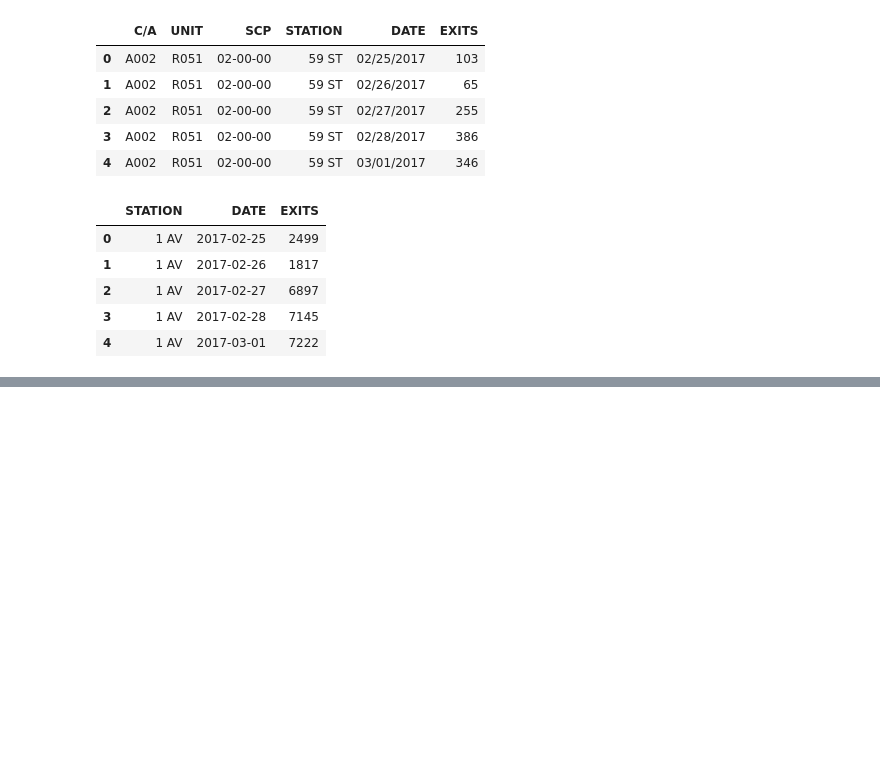
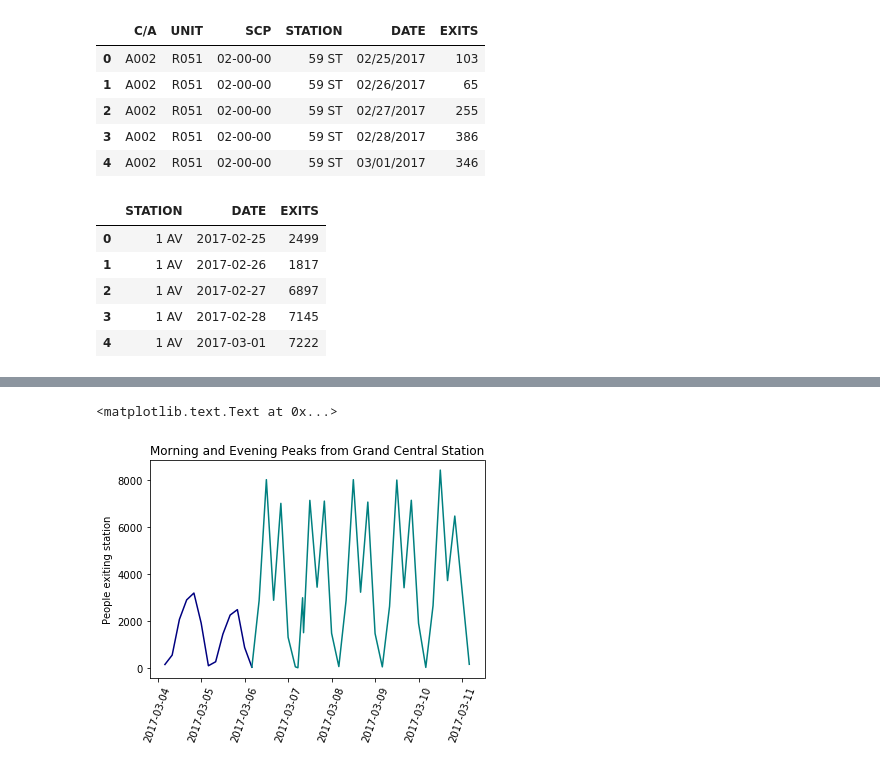
Before and after one commit to Atomahawk/mobile-marketing-solutions, a Jupyter notebook: benson_plots.ipynb, the cells around one changed output, grey strips where cells are left out. Cells and saved outputs as stored; diff of their text form; code cells hidden in the pictures; blank space fills up the shorter version.

```diff
--- a/benson_plots.ipynb
+++ b/benson_plots.ipynb
@@ -201,0 +286,9 @@ morning.head()
+# %%
+plt.xticks(rotation=70)
+plt.plot(we2, color = 'navy')
+plt.plot(wd2, color = '#008080')
+plt.title('Morning and Evening Peaks from Grand Central Station')
+plt.ylabel('People exiting station')
+# %% [output]
+<matplotlib.text.Text at 0x...>
+[figure, added]
```
Also changed, not shown: parts of 38 cells of this notebook.
